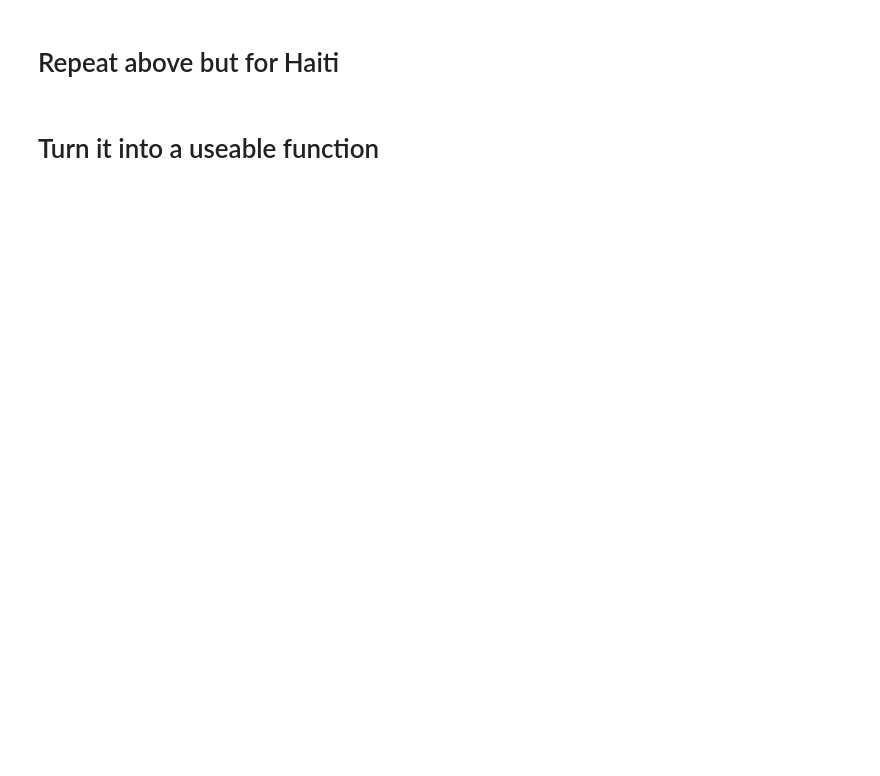
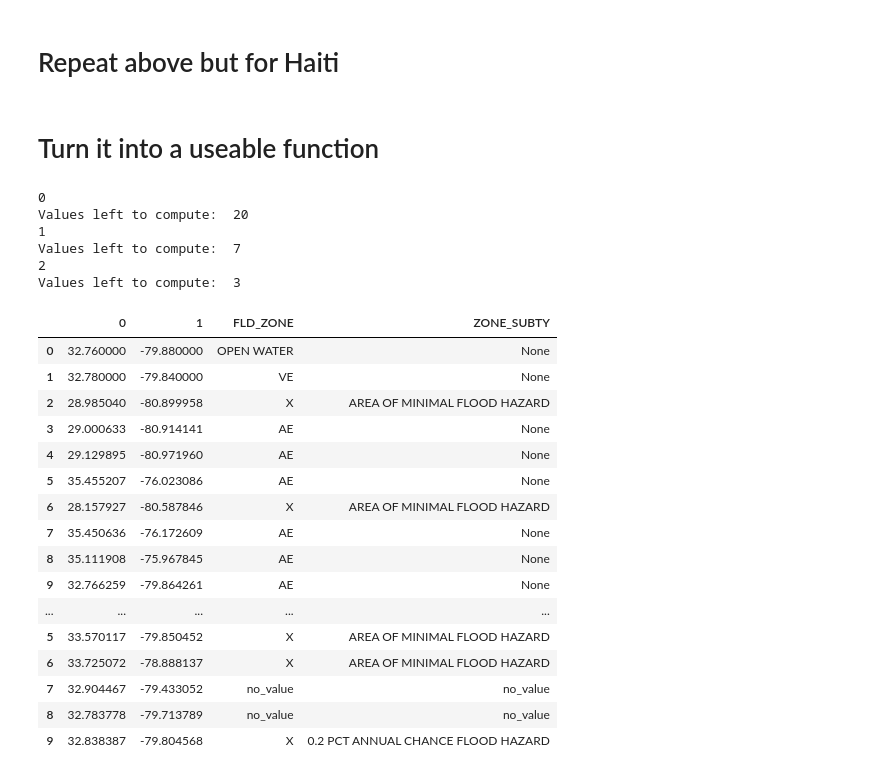
Before and after one commit to ai4er-cdt/hurricane-harm-herald, a Jupyter notebook: notebooks/Flood_Risk_EF.ipynb, the cells around one changed output. Cells and saved outputs as stored; diff of their text form; code cells hidden in the pictures; blank space fills up the shorter version.

```diff
--- a/notebooks/Flood_Risk_EF.ipynb
+++ b/notebooks/Flood_Risk_EF.ipynb
@@ -226,0 +265,36 @@ image[image.geometry.contains(Point(lon, lat))] # note lat and lon have swapped
+# %%
+df.rename(columns = {list(df)[0]: 'lat'}, inplace = True)
+df.rename(columns = {list(df)[1]: 'lon'}, inplace = True)
+
+df["FLD_ZONE"] = "tbd"
+df["ZONE_SUBTY"] = "tbd"
+
+
+counter = 0
+
+while df["FLD_ZONE"].str.contains("tbd").any():
+    counter += 1
+    if counter >= 10:
+        break
+
+    lat, lon = df[df["FLD_ZONE"] == "tbd"].iloc[0].lat, df[df["FLD_ZONE"] == "tbd"].iloc[0].lon
+
+    # buffer of 1 degree
+    buffer = 2
+
+    lat_point_list = [lat - buffer, lat + buffer, lat - buffer, lat + buffer]
+    lon_point_list = [lon - buffer, lon + buffer, lon + buffer, lon - buffer]
+
+    # creates a square polygon centred on the latlon point
+    polygon_geom = Polygon(zip(lon_point_list, lat_point_list))
+    polygon = gpd.GeoDataFrame(index=[0], crs='epsg:4326', geometry=[polygon_geom])
+
+    image = gpd.read_file('/content/NFHL_Key_Layers.gdb/', layer = "S_FLD_HAZ_AR", ignore_fields = ['DFIRM_ID', 'VERSION_ID', 'FLD_AR_ID', 'STUDY_TYP',
+        'SFHA_TF', 'STATIC_BFE', 'V_DATUM', 'DEPTH', 'LEN_UNIT',
+        'VELOCITY', 'VEL_UNIT', 'AR_REVERT', 'AR_SUBTRV', 'BFE_REVERT', 'Shape_Length',
+        'Shape_Area', 'DEP_REVERT', 'DUAL_ZONE', 'SOURCE_CIT', 'GFID'],
+        mask = polygon)
+
+    df[["FLD_ZONE", "ZONE_SUBTY"]] = df.apply(lat_lon_to_flood_risk, axis = 1)
+
+    print(df["FLD_ZONE"].str.contains("tbd").sum())
@@ -230,0 +386,33 @@ image[image.geometry.contains(Point(lon, lat))] # note lat and lon have swapped
+# %%
+df = pd.DataFrame([[32.76, -79.88], [32.78, -79.84], [28.985040, -80.899958], [29.000633, -80.914141], [29.129895, -80.971960], [35.455207, -76.023086], [28.157927, -80.587846], [35.450636, -76.172609], [35.111908, -75.967845], [32.766259, -79.864261]])
+# %%
+extras = pd.DataFrame(np.array([[32.76, -79.88]]) + np.random.rand(10,2))
+# %%
+df = pd.concat([df, extras])
+# %%
+df[["FLD_ZONE", "ZONE_SUBTY"]] = latlon_to_floodrisk(df, buffer = 1)
+display(df)
+# %% [output]
+0
+Values left to compute:  20
+1
+Values left to compute:  7
+2
+Values left to compute:  3
+|  | 0 | 1 | FLD_ZONE | ZONE_SUBTY |
+| 0 | 32.760000 | -79.880000 | OPEN WATER | None |
+| 1 | 32.780000 | -79.840000 | VE | None |
+| 2 | 28.985040 | -80.899958 | X | AREA OF MINIMAL FLOOD HAZARD |
+| 3 | 29.000633 | -80.914141 | AE | None |
+| 4 | 29.129895 | -80.971960 | AE | None |
+| 5 | 35.455207 | -76.023086 | AE | None |
+| 6 | 28.157927 | -80.587846 | X | AREA OF MINIMAL FLOOD HAZARD |
+| 7 | 35.450636 | -76.172609 | AE | None |
+| 8 | 35.111908 | -75.967845 | AE | None |
+| 9 | 32.766259 | -79.864261 | AE | None |
+| ... | ... | ... | ... | ... |
+| 5 | 33.570117 | -79.850452 | X | AREA OF MINIMAL FLOOD HAZARD |
+| 6 | 33.725072 | -78.888137 | X | AREA OF MINIMAL FLOOD HAZARD |
+| 7 | 32.904467 | -79.433052 | no_value | no_value |
+| 8 | 32.783778 | -79.713789 | no_value | no_value |
+| 9 | 32.838387 | -79.804568 | X | 0.2 PCT ANNUAL CHANCE FLOOD HAZARD |
```
Also changed, not shown: parts of 21 cells of this notebook.
